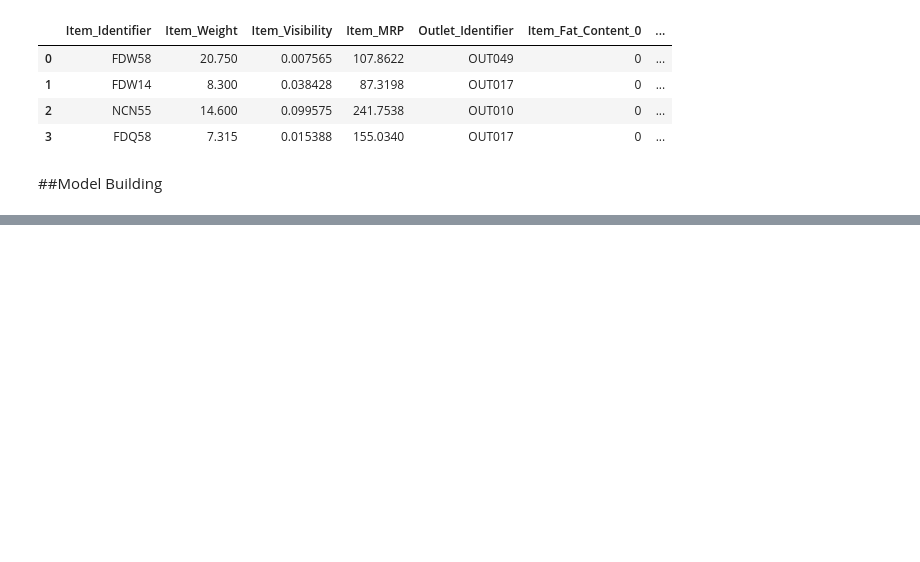
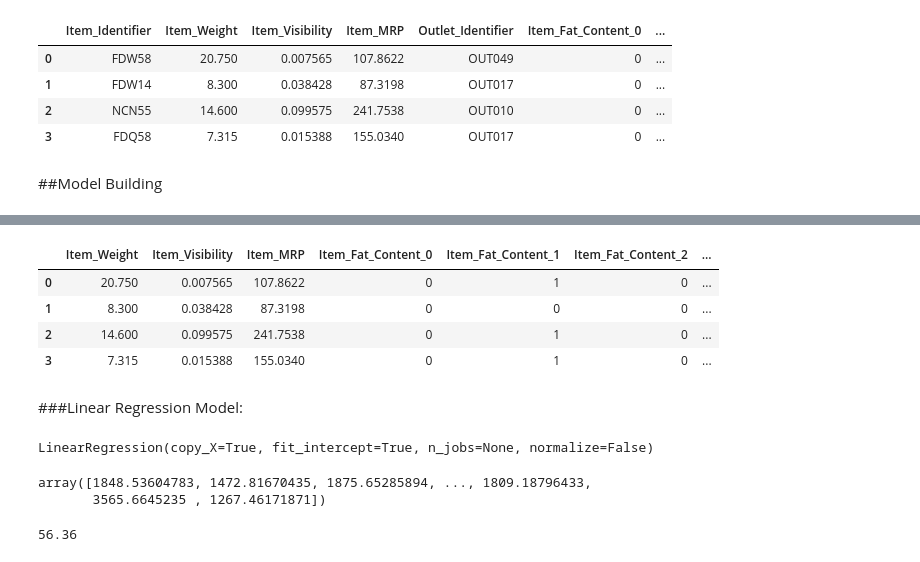
Before and after one commit to faria98/BigMart_Sales_Prediction, a Jupyter notebook: BigMart_predict.ipynb, the cells around one changed output, grey strips where cells are left out. Cells and saved outputs as stored; diff of their text form; code cells hidden in the pictures; blank space fills up the shorter version.

Commit message:
try to evaluate linear regression model and fix that

```diff
--- a/BigMart_predict.ipynb
+++ b/BigMart_predict.ipynb
@@ -508,0 +566,27 @@ test_n.head(4)
+# %%
+X_test.head(4)
+# %% [output]
+|  | Item_Weight | Item_Visibility | Item_MRP | Item_Fat_Content_0 | Item_Fat_Content_1 | Item_Fat_Content_2 | ... |
+| 0 | 20.750 | 0.007565 | 107.8622 | 0 | 1 | 0 | ... |
+| 1 | 8.300 | 0.038428 | 87.3198 | 0 | 0 | 0 | ... |
+| 2 | 14.600 | 0.099575 | 241.7538 | 0 | 1 | 0 | ... |
+| 3 | 7.315 | 0.015388 | 155.0340 | 0 | 1 | 0 | ... |
+# %% [markdown]
+###Linear Regression Model:
+# %%
+# Fitting Multiple Linear Regression to the training set
+
+from sklearn.linear_model import LinearRegression
+
+r = LinearRegression()
+r.fit(X_train, Y_train)
+# %% [output]
+LinearRegression(copy_X=True, fit_intercept=True, n_jobs=None, normalize=False)
+# %%
+# Predicting the test set results
+y_predict = r.predict(X_test)
+
+y_predict
+# %% [output]
+array([1848.53604783, 1472.81670435, 1875.65285894, ..., 1809.18796433,
+       3565.6645235 , 1267.46171871])
@@ -508,0 +598,5 @@ test_n.head(4)
+# %%
+lr_accuracy = round(r.score(X_train,Y_train) *100 , 2)
+lr_accuracy
+# %% [output]
+56.36
```
Also changed, not shown: parts of 8 cells of this notebook.
